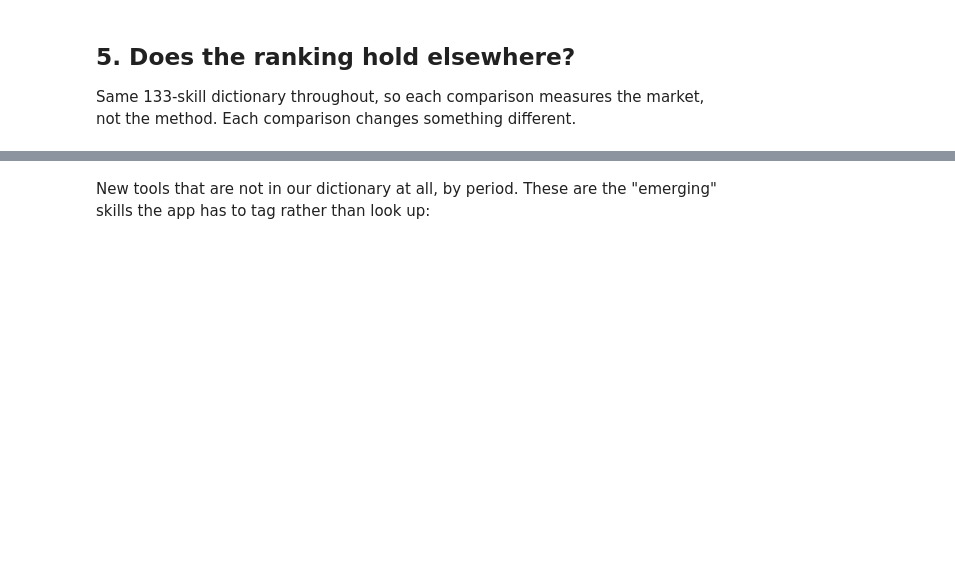
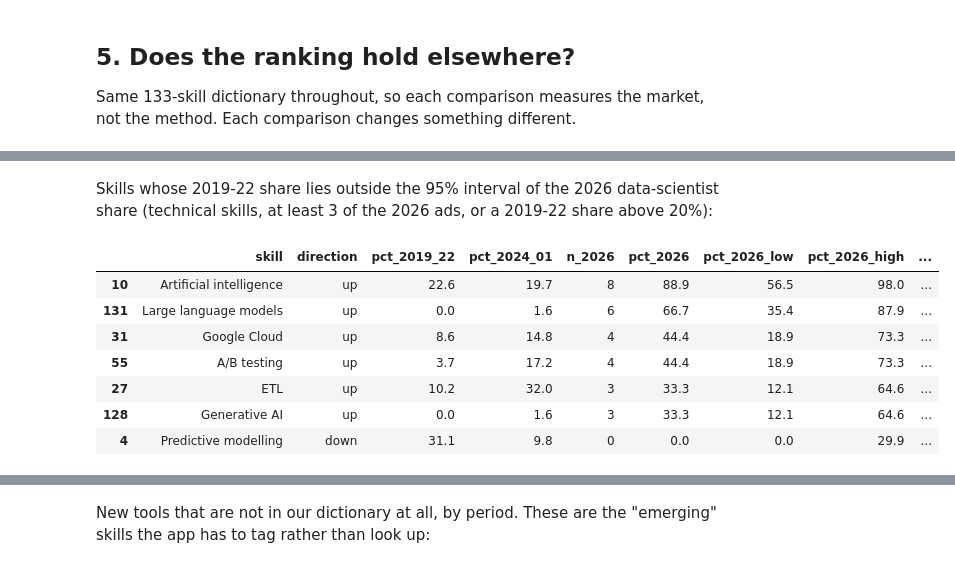
Before and after one commit to AndyPham2004/ANLP-AT2-Skillabus, a Jupyter notebook: notebooks/vt_eda.ipynb, the cells around one changed output, grey strips where cells are left out. Drawn from its saved outputs; the diff is of its cells as text; code cells hidden in the pictures; blank space fills up the shorter version.

```diff
--- a/notebooks/vt_eda.ipynb
+++ b/notebooks/vt_eda.ipynb
@@ -275,2 +385,21 @@ c26[c26.skill.isin(LLM)][["skill", "pct_2019_22", "pct_2024_01", "n_2026", "pct_
+# %% [markdown]
+Skills whose 2019-22 share lies outside the 95% interval of the 2026 data-scientist
+share (technical skills, at least 3 of the 2026 ads, or a 2019-22 share above 20%):
+# %%
+tech26 = c26[c26.category != "Professional"].copy()
+moved = tech26[((tech26.pct_2019_22 < tech26.pct_2026_low) & (tech26.n_2026 >= 3))
+               | ((tech26.pct_2019_22 > tech26.pct_2026_high) & (tech26.pct_2019_22 > 20))]
+moved = moved.assign(direction=np.where(moved.pct_2026 > moved.pct_2019_22, "up", "down"))
+moved[["skill", "direction", "pct_2019_22", "pct_2024_01", "n_2026", "pct_2026", "pct_2026_low",
+       "pct_2026_high", "pct_2026_all"]].sort_values(["direction", "pct_2026"], ascending=[False, False])
+# %% [output]
+|  | skill | direction | pct_2019_22 | pct_2024_01 | n_2026 | pct_2026 | pct_2026_low | pct_2026_high | ... |
+| 10 | Artificial intelligence | up | 22.6 | 19.7 | 8 | 88.9 | 56.5 | 98.0 | ... |
+| 131 | Large language models | up | 0.0 | 1.6 | 6 | 66.7 | 35.4 | 87.9 | ... |
+| 31 | Google Cloud | up | 8.6 | 14.8 | 4 | 44.4 | 18.9 | 73.3 | ... |
+| 55 | A/B testing | up | 3.7 | 17.2 | 4 | 44.4 | 18.9 | 73.3 | ... |
+| 27 | ETL | up | 10.2 | 32.0 | 3 | 33.3 | 12.1 | 64.6 | ... |
+| 128 | Generative AI | up | 0.0 | 1.6 | 3 | 33.3 | 12.1 | 64.6 | ... |
+| 4 | Predictive modelling | down | 31.1 | 9.8 | 0 | 0.0 | 0.0 | 29.9 | ... |
 # %%
 full = recent[recent.full_text]
```
Also changed, not shown: parts of 29 cells of this notebook, 5 other files.
